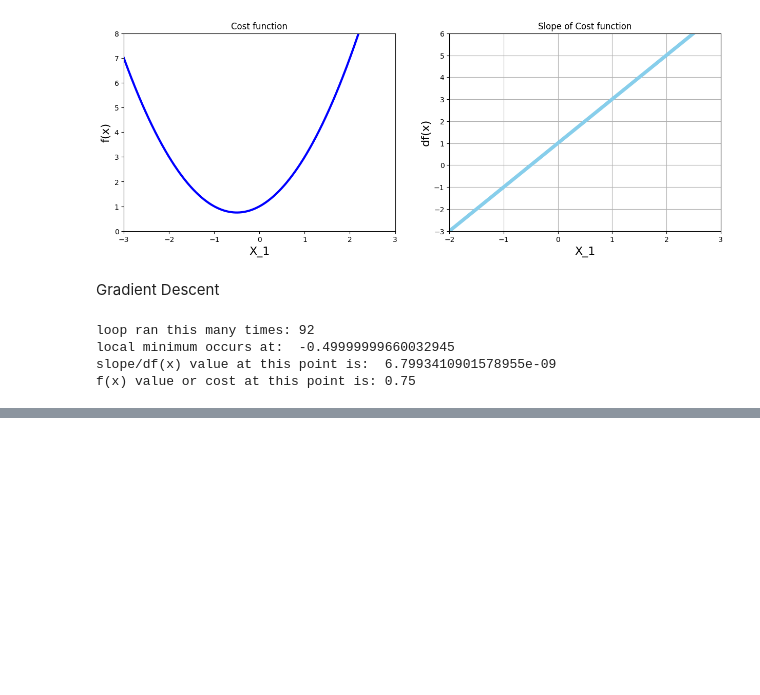
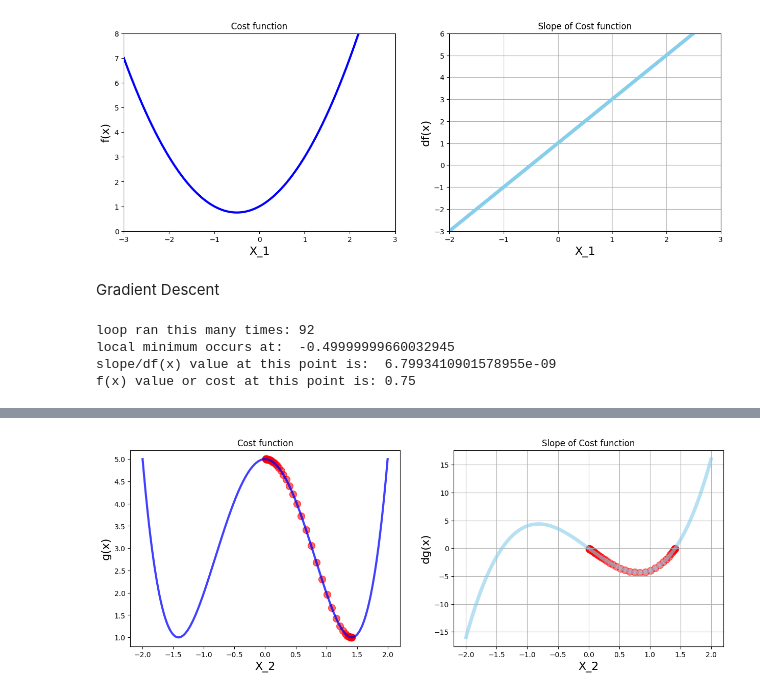
Before and after one commit to DillonDepala/IntroToOptimisationAndGradientDescentAlgorithm, a Jupyter notebook: Gradient_Descent.ipynb, the cells around one changed output, grey strips where cells are left out. Cells and saved outputs as stored; diff of their text form; code cells hidden in the pictures; blank space fills up the shorter version.

```diff
--- a/Gradient_Descent.ipynb
+++ b/Gradient_Descent.ipynb
@@ -131,0 +222,32 @@ plt.show()
+# %%
+# Calling gradient descent function
+local_min, list_x, deriv_list = gradient_descent(derivative_func=dg, initial_guess=0.01)
+
+
+# Superimpose gradient descent calculations on simple cost function and derivative of simple cost function plot
+plt.figure(figsize=[15,5])
+
+# Plot 1 - Simple Cost function
+plt.subplot(1, 2, 1)
+
+plt.title('Cost function')
+plt.xlabel('X_2', fontsize=16)
+plt.ylabel('g(x)', fontsize=16)
+
+plt.plot(x_2, g(x_2), color='blue', linewidth=3, alpha=0.75)
+plt.scatter(list_x, g(np.array(list_x)), color='red', s=100, alpha=0.6)
+
+# Plot 2 - Derivative
+plt.subplot(1, 2, 2)
+
+plt.grid()
+plt.title('Slope of Cost function')
+plt.xlabel('X_2', fontsize=16)
+plt.ylabel('dg(x)', fontsize=16)
+
+plt.plot(x_2, dg(x_2), color='skyblue', linewidth=5, alpha=0.6)
+plt.scatter(list_x, deriv_list, color='red', s=100, alpha=0.5)
+
+plt.show()
+# %% [output]
+[figure, added]
```
Also changed, not shown: parts of 8 cells of this notebook.
